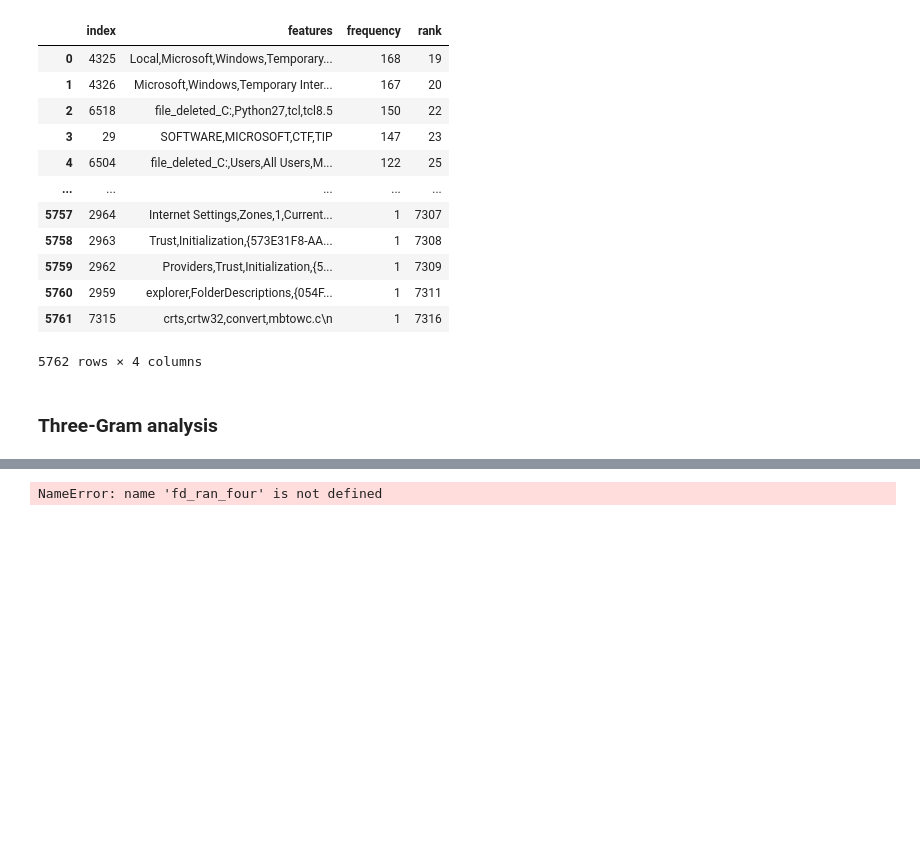
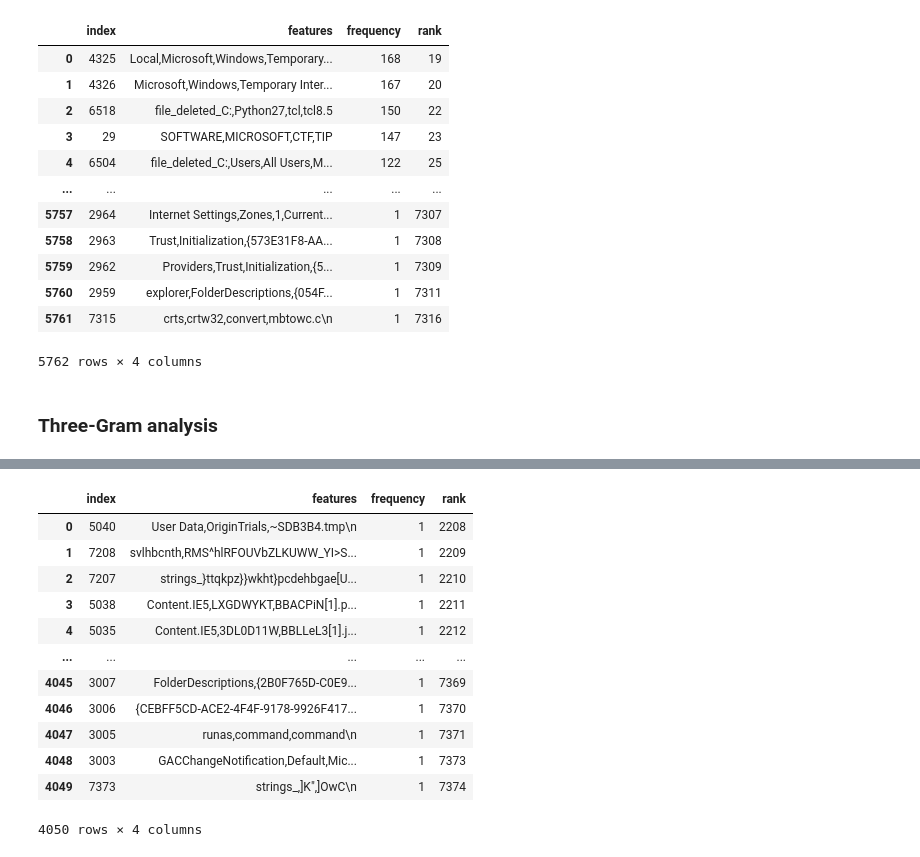
Before and after one commit to Wapiti08/Algorithms_on_Feature_Engineering, a Jupyter notebook: N-Gram.ipynb, the cells around one changed output, grey strips where cells are left out. Cells and saved outputs as stored; diff of their text form; code cells hidden in the pictures; blank space fills up the shorter version.

```diff
--- a/N-Gram.ipynb
+++ b/N-Gram.ipynb
@@ -447,4 +469,16 @@ fd_ran[~fd_ran_four.features.isin(fd_nor_four['features'])][fd_ran_four['frequen
 # %%
-fd_ran_four[~fd_ran_four.features.isin(fd_nor_four['features'])][fd_ran_four['frequency']==1].reset_index()
+fd_ran[~fd_ran.features.isin(fd_nor['features'])][fd_ran['frequency']==1].reset_index()
 # %% [output]
+|  | index | features | frequency | rank |
+| 0 | 5040 | User Data,OriginTrials,~SDB3B4.tmp\n | 1 | 2208 |
+| 1 | 7208 | svlhbcnth,RMS^hlRFOUVbZLKUWW_YI>S... | 1 | 2209 |
+| 2 | 7207 | strings_}ttqkpz}}wkht}pcdehbgae[U... | 1 | 2210 |
+| 3 | 5038 | Content.IE5,LXGDWYKT,BBACPiN[1].p... | 1 | 2211 |
+| 4 | 5035 | Content.IE5,3DL0D11W,BBLLeL3[1].j... | 1 | 2212 |
+| ... | ... | ... | ... | ... |
+| 4045 | 3007 | FolderDescriptions,{2B0F765D-C0E9... | 1 | 7369 |
+| 4046 | 3006 | {CEBFF5CD-ACE2-4F4F-9178-9926F417... | 1 | 7370 |
+| 4047 | 3005 | runas,command,command\n | 1 | 7371 |
+| 4048 | 3003 | GACChangeNotification,Default,Mic... | 1 | 7373 |
+| 4049 | 7373 | strings_,]K",]OwC\n | 1 | 7374 |
-NameError: name 'fd_ran_four' is not defined
+4050 rows × 4 columns
```
Also changed, not shown: parts of 4 cells of this notebook.
